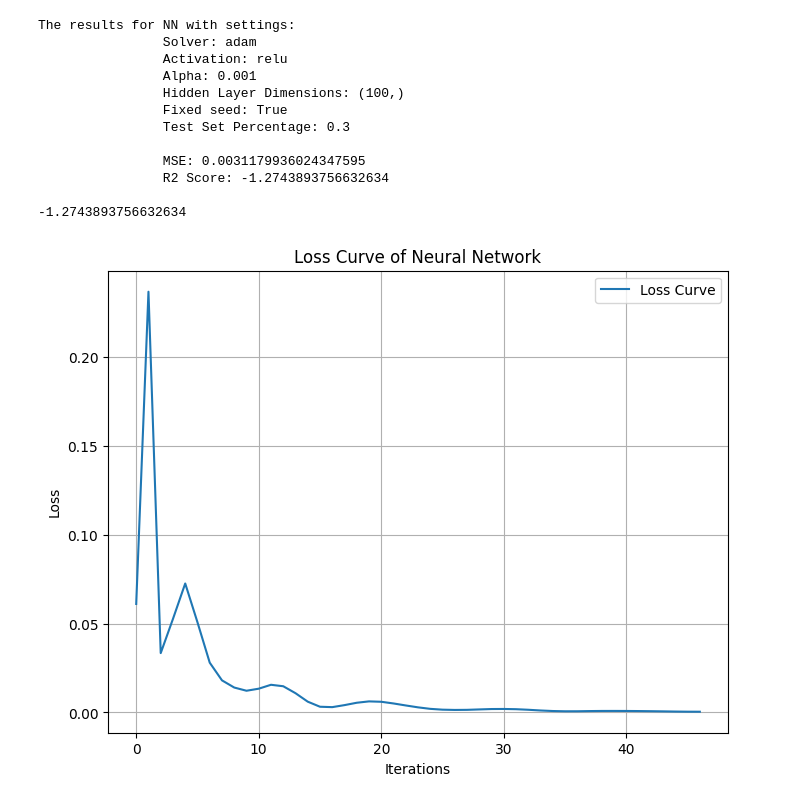
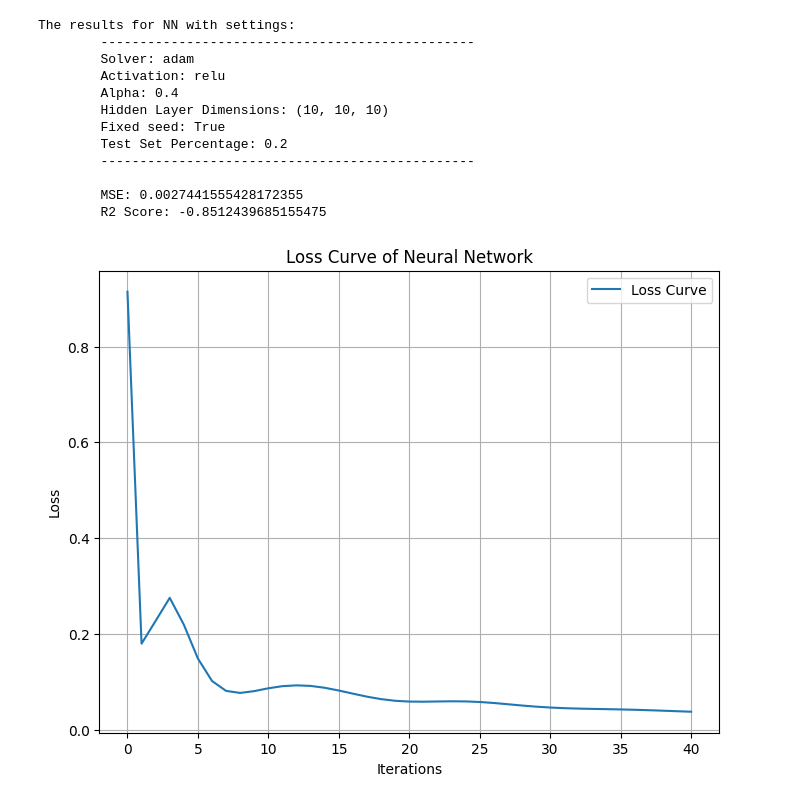
Before and after one commit to dkStephanos/3pp-predictions, a Jupyter notebook: prediction.ipynb, the cells around one changed output. Cells and saved outputs as stored; diff of their text form; code cells hidden in the pictures.

```diff
--- a/prediction.ipynb
+++ b/prediction.ipynb
@@ -8,34 +27,34 @@ df = df[[TARGET_COL, *SELECTED_FEATURES]]
 # %%
 from code.prediction.ML.NeuralNetwork import NeuralNetwork
 
 # Instantiate and train the Neural Network model
 neural_network_model = NeuralNetwork()
 
 # Set parameters for the neural network
-alpha = 0.001
-hidden_layer_sizes = (100,)
+alpha = 0.4
+hidden_layer_sizes = (10,10,10)
 activation = 'relu'
 solver = 'adam'
 
 # Train the model and get performance statistics
-neural_network_model.regress(df, alpha, hidden_layer_sizes, activation, solver, 0.3, TARGET_COL, is_fixed=True, print_results=True)
+neural_network_model.get_avg_metrics_for_n_iterations(df.copy(), alpha, hidden_layer_sizes, activation, solver, 0.2, TARGET_COL, is_fixed=True, n_iterations=100)
 
 # Generate and display plots
 neural_network_model.plot_loss_curve()
 # %% [output]
 The results for NN with settings:
-                Solver: adam
-                Activation: relu
-                Alpha: 0.001
-                Hidden Layer Dimensions: (100,)
-                Fixed seed: True
-                Test Set Percentage: 0.3
+        ------------------------------------------------
+        Solver: adam
+        Activation: relu
+        Alpha: 0.4
+        Hidden Layer Dimensions: (10, 10, 10)
+        Fixed seed: True
+        Test Set Percentage: 0.2
+        ------------------------------------------------
 
-                MSE: 0.0031179936024347595
-                R2 Score: -1.2743893756632634
-
--1.2743893756632634
+        MSE: 0.0027441555428172355
+        R2 Score: -0.8512439685155475
-[figure, old version]
+[figure, new version]
 # %%
 from code.prediction.ML.RandomForest import RandomForest
 
```
Also changed, not shown: parts of 4 cells of this notebook.
